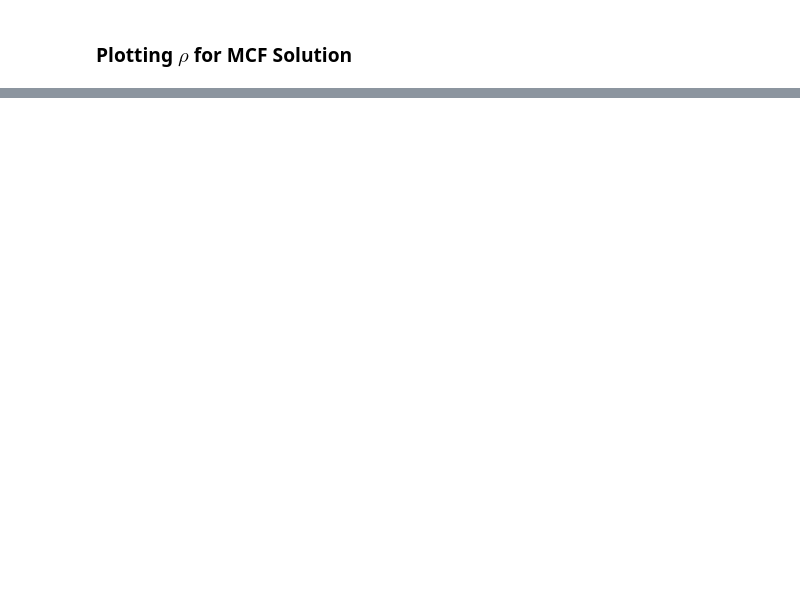
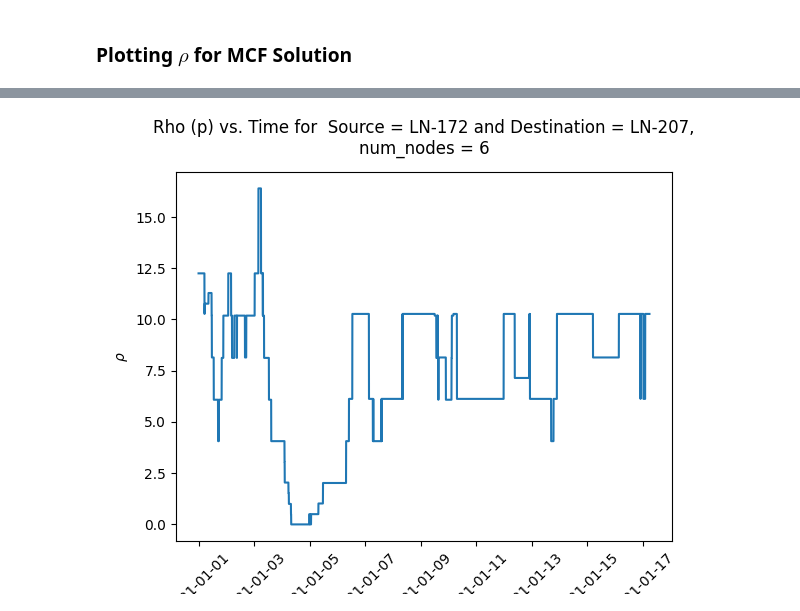
Before and after one commit to mcash8/LoonDataCollab, a Jupyter notebook: Topology Selection Baseline More Nodes and Flows.ipynb, the cells around one changed output, grey strips where cells are left out. Cells and saved outputs as stored; diff of their text form; code cells hidden in the pictures; blank space fills up the shorter version.

```diff
--- a/Topology Selection Baseline More Nodes and Flows.ipynb
+++ b/Topology Selection Baseline More Nodes and Flows.ipynb
@@ -216,0 +221,30 @@ plt.savefig(fname, dpi = 300, bbox_inches='tight')
+# %%
+#import capacities matrix or work with reduced matrix
+os.chdir(base)
+num_nodes = 6 #!--change this number and re-run cells--!
+capacity = np.load('capacity_array.npy')
+capacities, flt_ids = pruneCapacity(num_nodes, capacity)
+
+source = np.where(flt_ids == 'LN-172')[0][0] + 1
+dest = np.where(flt_ids == 'LN-207')[0][0] + 1
+os.chdir(folder_results)
+fname = 'rho_hist_MCF_numNodes_%s_v2.npy' % num_nodes
+rho_hist = np.load(fname)
+
+times = np.arange(np.datetime64('2021-01-01'),
+                  np.datetime64('2021-01-18'), np.timedelta64(1, 'm'))
+
+times = times[1:capacities.shape[0]+1]
+
+fig_title = 'Rho (p) vs. Time for  Source = %s and Destination = %s, num_nodes = %s' %(flt_ids[source-1], flt_ids[dest-1], num_nodes)
+
+fig, ax = plt.subplots()
+ax.set_xlabel('Time (days)')
+ax.set_ylabel(r"$\rho$")
+ax.set_title(fig_title, pad=15, wrap=True)
+
+ax.plot(times, rho_hist, label ='p')
+ax.tick_params(axis='x', labelrotation = 45)
+plt.show()
+# %% [output]
+[figure, added]
```
Also changed, not shown: parts of 6 cells of this notebook.
